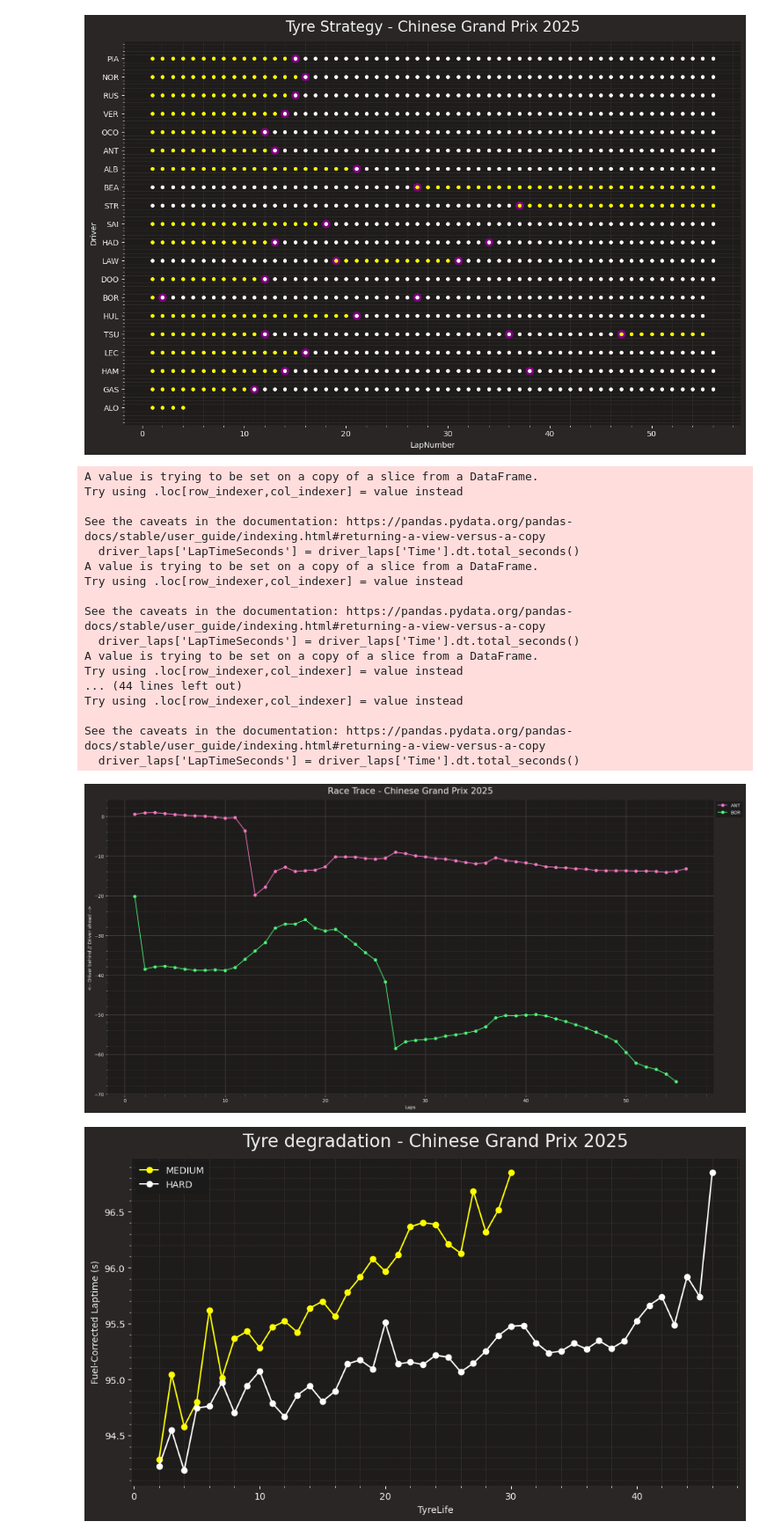
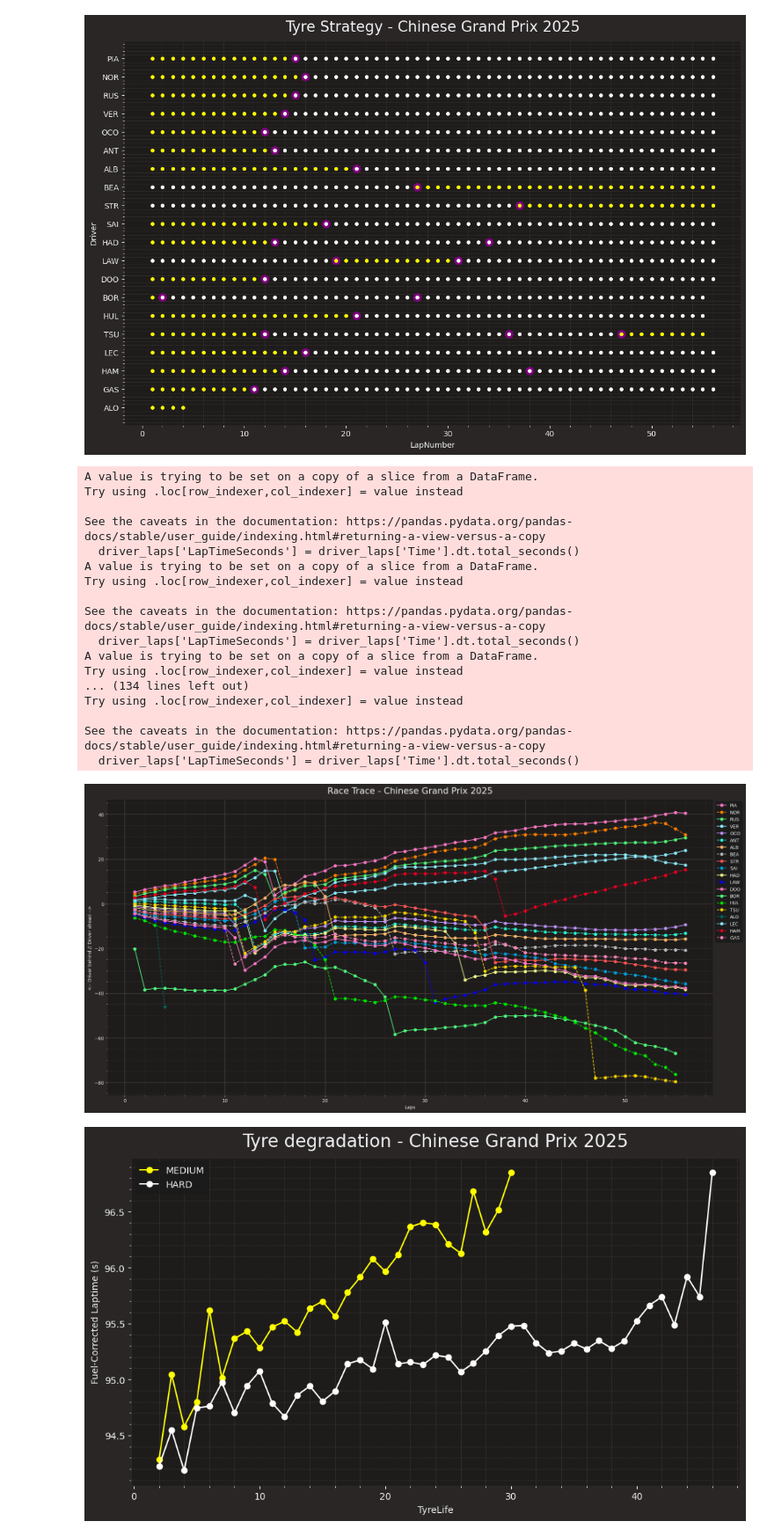
Before and after one commit to ThallesNonato1123/F1, a Jupyter notebook: 2025/GP China/race.ipynb, the cells around one changed output. Shown at 88% size. Saved outputs shown, nothing was run; the diff lists cells and outputs as text; code cells hidden in the pictures.

```diff
--- a/2025/GP China/race.ipynb
+++ b/2025/GP China/race.ipynb
@@ -61,26 +61,26 @@ china_race.tyre_strategy()
 # %% [output]
 [figure]
 # %%
-china_race.race_trace_chart(drivers= ["ANT", "BOR"])
+china_race.race_trace_chart()
 # %% [output]
 A value is trying to be set on a copy of a slice from a DataFrame.
 Try using .loc[row_indexer,col_indexer] = value instead
 
 See the caveats in the documentation: https://pandas.pydata.org/pandas-docs/stable/user_guide/indexing.html#returning-a-view-versus-a-copy
   driver_laps['LapTimeSeconds'] = driver_laps['Time'].dt.total_seconds()
 A value is trying to be set on a copy of a slice from a DataFrame.
 Try using .loc[row_indexer,col_indexer] = value instead
 
 See the caveats in the documentation: https://pandas.pydata.org/pandas-docs/stable/user_guide/indexing.html#returning-a-view-versus-a-copy
   driver_laps['LapTimeSeconds'] = driver_laps['Time'].dt.total_seconds()
 A value is trying to be set on a copy of a slice from a DataFrame.
 Try using .loc[row_indexer,col_indexer] = value instead
-... (44 lines left out)
+... (134 lines left out)
 Try using .loc[row_indexer,col_indexer] = value instead
 
 See the caveats in the documentation: https://pandas.pydata.org/pandas-docs/stable/user_guide/indexing.html#returning-a-view-versus-a-copy
   driver_laps['LapTimeSeconds'] = driver_laps['Time'].dt.total_seconds()
-[figure, old version]
+[figure, new version]
 # %%
 china_race.plot_tyre_degredation()
 # %% [output]
```
Also changed, not shown: parts of 1 cell of this notebook, 2 other files.
